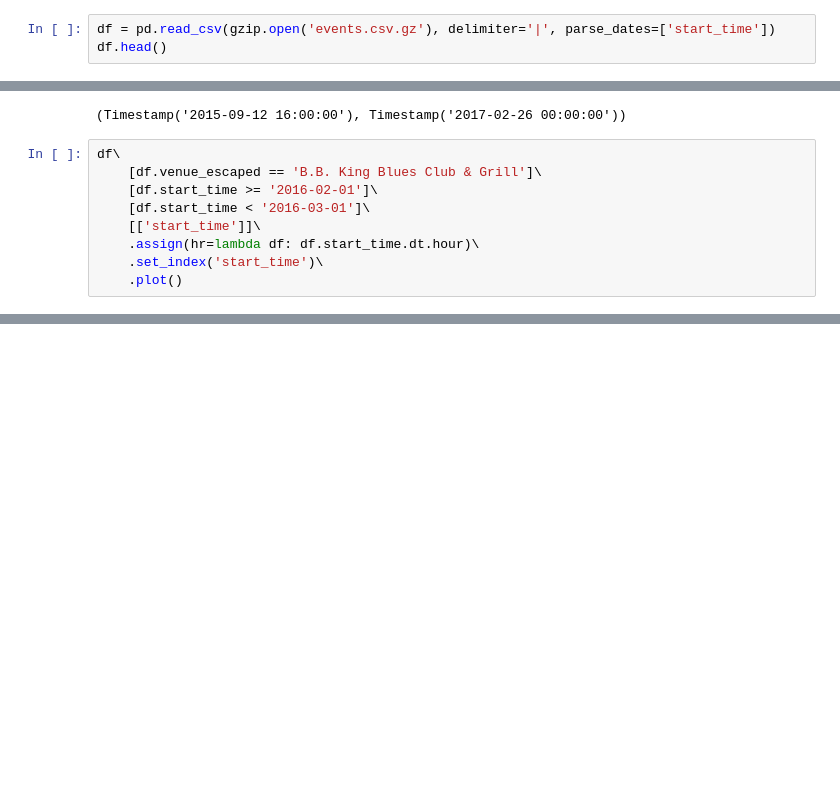
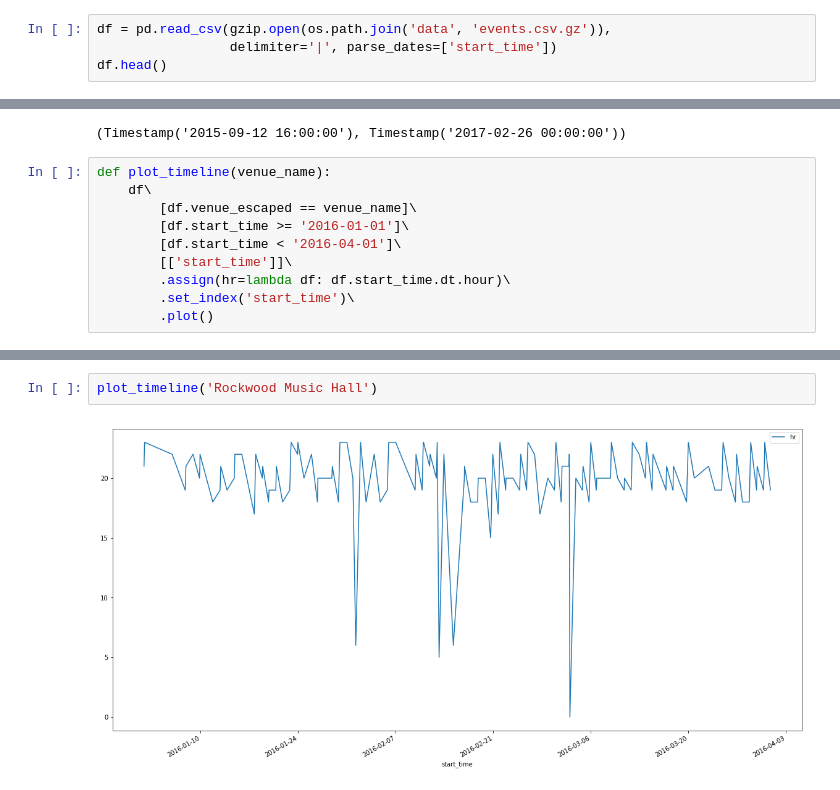
Before and after one commit to inon-peled/dtu_visualization_d3_course, a Jupyter notebook: project/py/explore_events_data.ipynb, the cells around one changed output, grey strips where cells are left out. Saved outputs shown, nothing was run; the diff lists cells and outputs as text; blank space fills up the shorter version.

Commit message:
dropoffs data, venue name matching

```diff
--- a/project/py/explore_events_data.ipynb
+++ b/project/py/explore_events_data.ipynb
@@ -6,7 +7,8 @@ import matplotlib
 %matplotlib inline
 matplotlib.rcParams['figure.figsize'] = (20, 10)
 # %%
-df = pd.read_csv(gzip.open('events.csv.gz'), delimiter='|', parse_dates=['start_time'])
+df = pd.read_csv(gzip.open(os.path.join('data', 'events.csv.gz')),
+                 delimiter='|', parse_dates=['start_time'])
 df.head()
 # %% [output]
 |  | id | source | start_time | end_time | latitude | longitude | postal_code | all_day | free | featured | ... |
@@ -36,11 +58,12 @@ df.start_time.min(), df.start_time.max()
 # %% [output]
 (Timestamp('2015-09-12 16:00:00'), Timestamp('2017-02-26 00:00:00'))
 # %%
-df\
-    [df.venue_escaped == 'B.B. King Blues Club & Grill']\
-    [df.start_time >= '2016-02-01']\
-    [df.start_time < '2016-03-01']\
-    [['start_time']]\
-    .assign(hr=lambda df: df.start_time.dt.hour)\
-    .set_index('start_time')\
-    .plot()
+def plot_timeline(venue_name):
+    df\
+        [df.venue_escaped == venue_name]\
+        [df.start_time >= '2016-01-01']\
+        [df.start_time < '2016-04-01']\
+        [['start_time']]\
+        .assign(hr=lambda df: df.start_time.dt.hour)\
+        .set_index('start_time')\
+        .plot()
@@ -49,0 +74,4 @@ df\
+# %%
+plot_timeline('Rockwood Music Hall')
+# %% [output]
+[figure, added]
```
Also changed, not shown: parts of 8 cells of this notebook, 33 other files.
